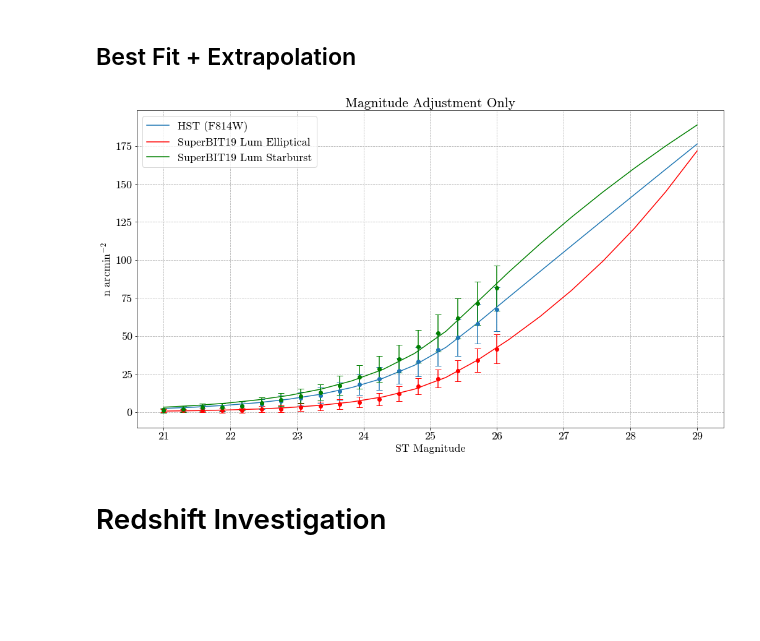
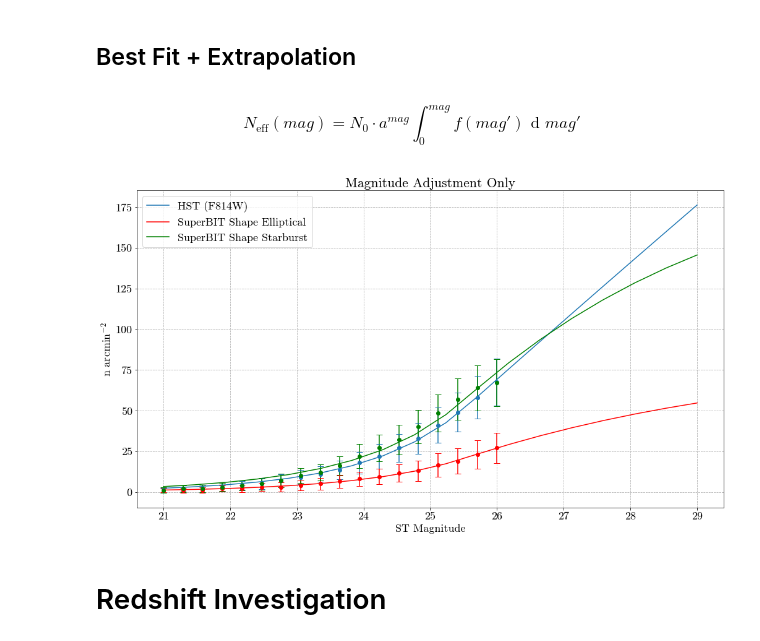
Before and after one commit to veome22/superbit_neff, a Jupyter notebook: neff_superbit.ipynb, the cells around one changed output. Saved outputs shown, nothing was run; the diff lists cells and outputs as text; code cells hidden in the pictures; blank space fills up the shorter version.

```diff
--- a/neff_superbit.ipynb
+++ b/neff_superbit.ipynb
@@ -17,8 +17,8 @@ DIRECTORY = '/mnt/44868D0F868D02A2/Users/veome/Google Drive/Academics/Senior The
 # Catalog Setup
 # %%
 # cosmos = np.genfromtxt(DIRECTORY+'acs_cosmos1361.gcat_ascii', usecols=range(0,10), invalid_raise=False)
-# cosmos = np.genfromtxt('superbit_cosmos1361_shape_mag26.gcat_ascii', usecols=range(0,13), invalid_raise=False)
-cosmos = np.genfromtxt('superbit19_cosmos1361_lum_mag26.gcat_ascii', usecols=range(0,13), invalid_raise=False)
+cosmos = np.genfromtxt('superbit_cosmos1361_shape_mag26.gcat_ascii', usecols=range(0,13), invalid_raise=False)
+# cosmos = np.genfromtxt('superbit19_cosmos1361_lum_mag26.gcat_ascii', usecols=range(0,13), invalid_raise=False)
 
 print("Original Catalog Size: %i"%cosmos.shape[0])
 
@@ -226,3 +239,5 @@ sb_stds = []
 for i in range (len(sbit_sb_mag_neff)):
     sb_meds.append(np.nanmedian(sbit_sb_mag_neff[i]))
     sb_stds.append(np.nanstd(sbit_sb_mag_neff[i]))
+# %% [markdown]
+$$N_{\text{eff}}(mag) = N_0 \cdot a^{mag} \int_0^{mag} f(mag') \text{ d } mag'$$
@@ -229,54 +257,30 @@ for i in range (len(sbit_sb_mag_neff)):
 # %%
-x = np.linspace(MAG_MIN, MAG_MAX, num=len(hst_mag_neff))
-
-f_hst = get_n_mag(MAG_MIN, MAG_MAX, 0.2, 0, cosmos)
-hst_fit, covar = get_n_fit(x, hst_meds, f_hst)
-
-f_superbit = get_n_mag(MAG_MIN, MAG_MAX, 0.2, SUPERBIT_PSF, cosmos)
-e_fit, covar = get_n_fit(x, e_meds, f_superbit)
-sb_fit, covar = get_n_fit(x, sb_meds, f_superbit)
-
-
-# Perform fits on median data using neff_extrapolation
-# z_hst = np.polyfit(mags, hst_meds, 3)
-# f_hst = np.poly1d(z_hst)
-
-# z_e = np.polyfit(mags, e_meds, 3)
-# f_e = np.poly1d(z_e)
-
-# z_sb = np.polyfit(mags, sb_meds, 3)
-# f_sb = np.poly1d(z_sb)
-
-
-
-
-plt_mags= np.linspace(21.0, MAG_LIM + 3, num=len(hst_mag_neff)) # Extrapolation range
+# Extrapolation range
+plt_mags= np.linspace(21.0, MAG_LIM + 3, num=len(hst_mag_neff))
 
 
 # Plot n_eff
 plt.figure(figsize=(14,8))
 
-# plt.plot(plt_mags,f_hst(plt_mags),label="HST (F814W)", color='C0')
-# plt.errorbar(mags, hst_meds, yerr=hst_stds,fmt='o', color='C0')
 plt.plot(plt_mags, n_extrapolation(plt_mags, *hst_fit, f_hst),label="HST (F814W)", color='C0')
 plt.errorbar(mags, hst_meds, yerr=hst_stds,fmt='o', color='C0')
 
-plt.plot(plt_mags, n_extrapolation(plt_mags, *e_fit, f_superbit), label="SuperBIT19 Lum Elliptical", color='r')
+plt.plot(plt_mags, n_extrapolation(plt_mags, *e_fit, f_superbit), label="SuperBIT Shape Elliptical", color='r')
 plt.errorbar(mags, e_meds, yerr=e_stds,fmt='o', color='r')
 
-plt.plot(plt_mags, n_extrapolation(plt_mags, *sb_fit, f_superbit), label="SuperBIT19 Lum Starburst", color='g')
+plt.plot(plt_mags, n_extrapolation(plt_mags, *sb_fit, f_superbit), label="SuperBIT Shape Starburst", color='g')
 plt.errorbar(mags, sb_meds, yerr=sb_stds,fmt='o', color='g')
 
 plt.title("Magnitude Adjustment Only")
 plt.xlabel("ST Magnitude")
 plt.ylabel('n arcmin$^{-2}$')
 plt.legend()
 plt.tight_layout(pad=0)
 plt.grid(linestyle='--')
 
 plt.show()
 # %% [output]
-[figure, old version]
+[figure, new version]
 # %% [markdown]
 # Redshift Investigation
 # %% [markdown]
```
Also changed, not shown: parts of 19 cells of this notebook, 1 other file.
